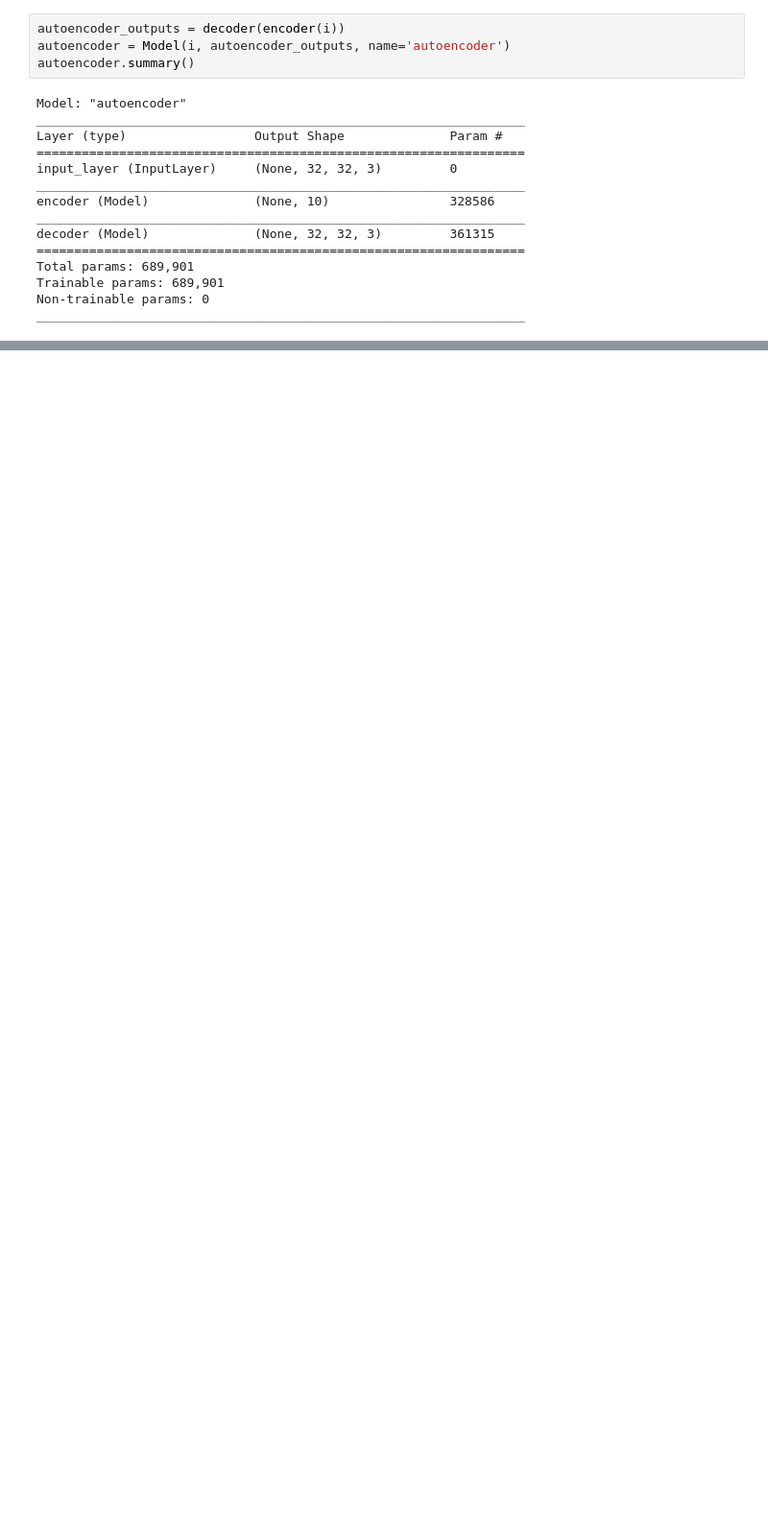
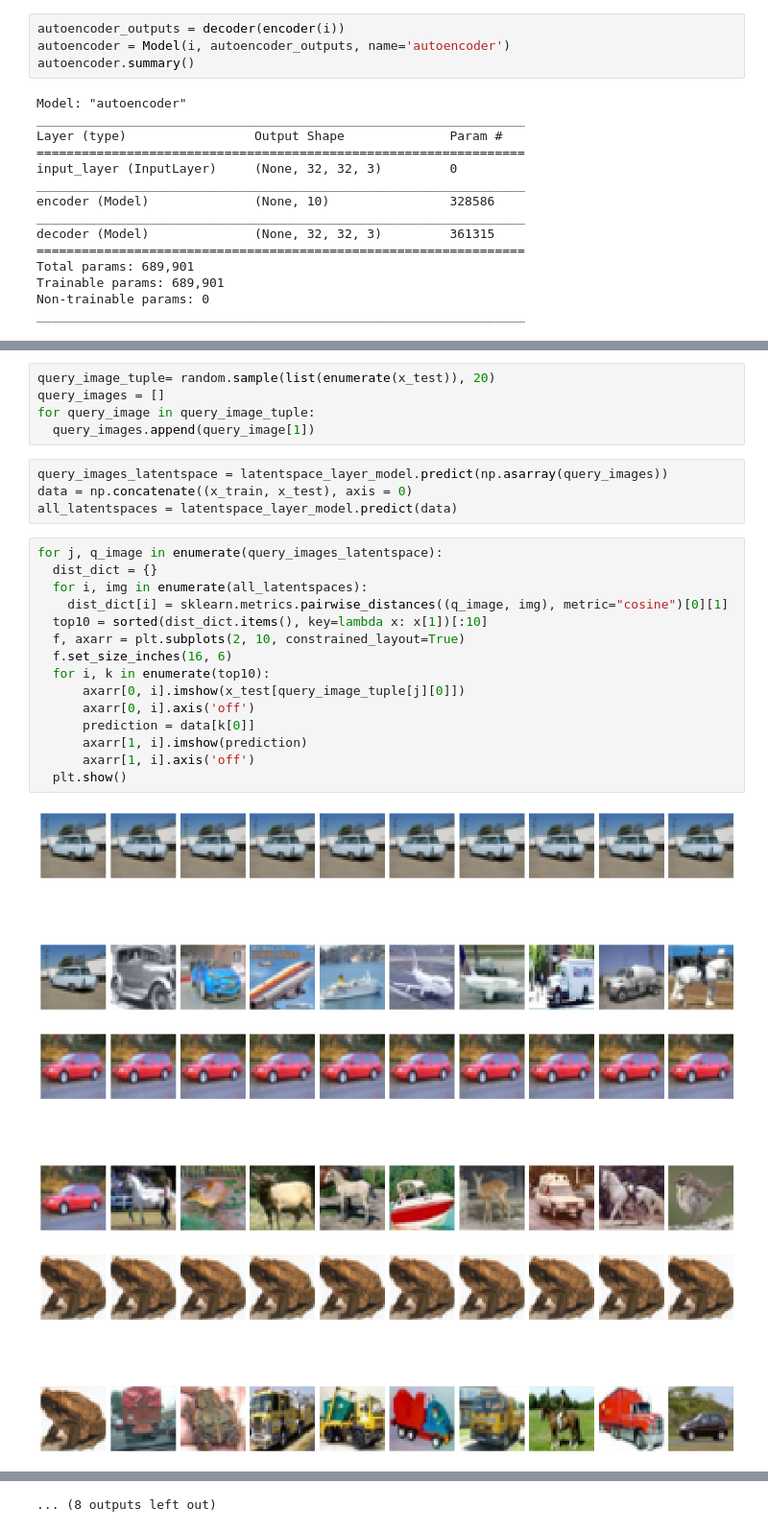
Before and after one commit to tnusser/ImageRetrieval, a Jupyter notebook: Autoencoder.ipynb, the cells around one changed output, grey strips where cells are left out. Shown at 96% size. Drawn from its saved outputs; the diff is of its cells as text; blank space fills up the shorter version.

```diff
--- a/Autoencoder.ipynb
+++ b/Autoencoder.ipynb
@@ -218,0 +191,28 @@ sns.pairplot(df)
+# %%
+query_image_tuple= random.sample(list(enumerate(x_test)), 20)
+query_images = []
+for query_image in query_image_tuple:
+  query_images.append(query_image[1])
+# %%
+query_images_latentspace = latentspace_layer_model.predict(np.asarray(query_images))
+data = np.concatenate((x_train, x_test), axis = 0)
+all_latentspaces = latentspace_layer_model.predict(data)
+# %%
+for j, q_image in enumerate(query_images_latentspace):
+  dist_dict = {}
+  for i, img in enumerate(all_latentspaces):
+    dist_dict[i] = sklearn.metrics.pairwise_distances((q_image, img), metric="cosine")[0][1]
+  top10 = sorted(dist_dict.items(), key=lambda x: x[1])[:10]
+  f, axarr = plt.subplots(2, 10, constrained_layout=True)
+  f.set_size_inches(16, 6)
+  for i, k in enumerate(top10):
+      axarr[0, i].imshow(x_test[query_image_tuple[j][0]])
+      axarr[0, i].axis('off')
+      prediction = data[k[0]]
+      axarr[1, i].imshow(prediction)
+      axarr[1, i].axis('off')
+  plt.show()
+# %% [output]
+[figure, added]
+[figure, added]
+[figure, added]
@@ -218,0 +228 @@ sns.pairplot(df)
+... (8 outputs left out)
```
Also changed, not shown: parts of 17 cells of this notebook.
